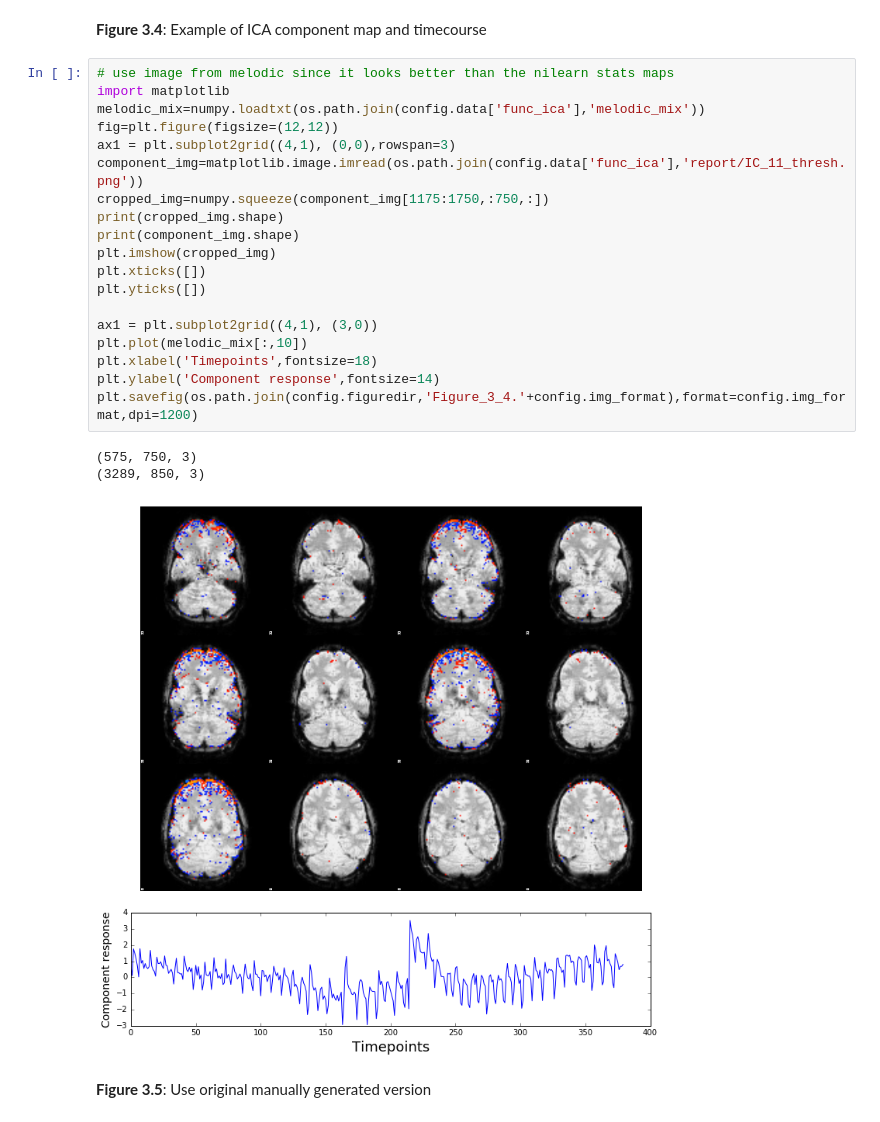
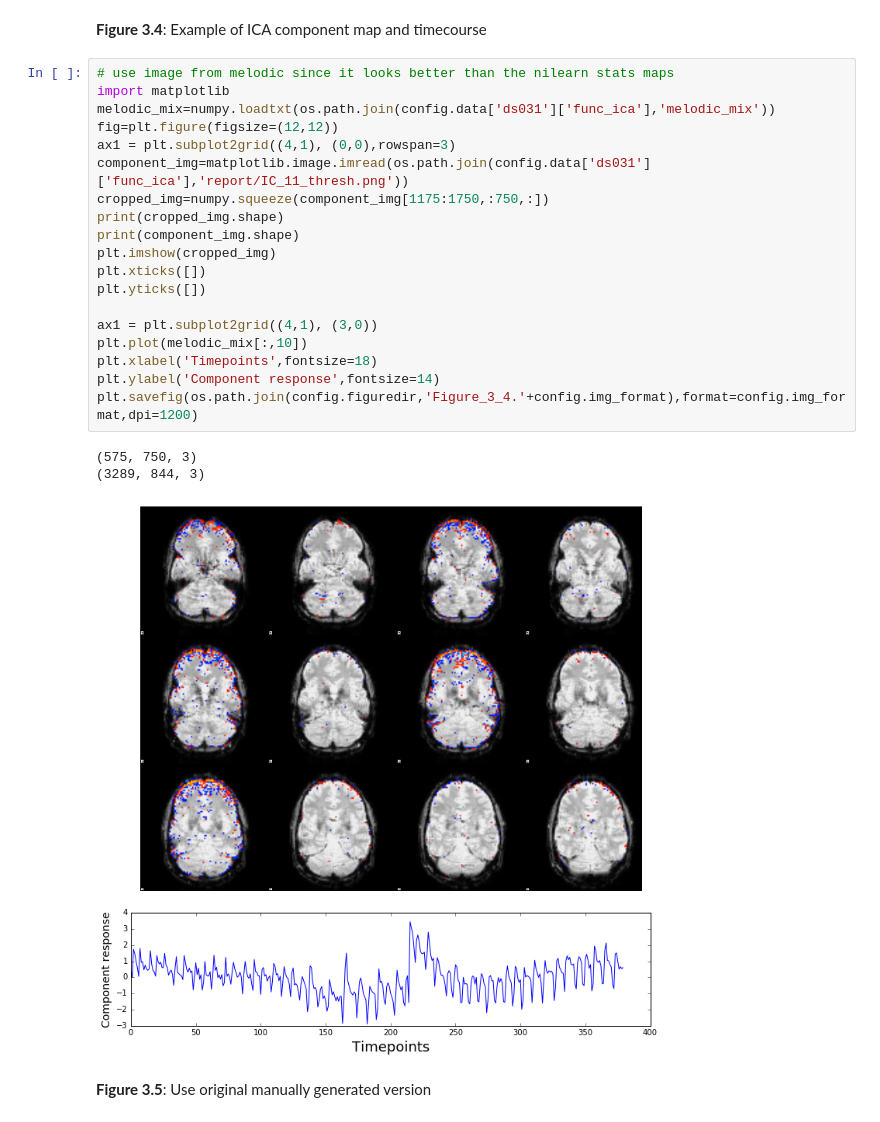
Before and after one commit to poldrack/fmri-handbook-2e-code, a Jupyter notebook: notebooks/Chapter3-Preprocessing/Chapter3-Preprocessing.ipynb, the cells around one changed output. Saved outputs shown, nothing was run; the diff lists cells and outputs as text.

```diff
--- a/notebooks/Chapter3-Preprocessing/Chapter3-Preprocessing.ipynb
+++ b/notebooks/Chapter3-Preprocessing/Chapter3-Preprocessing.ipynb
@@ -50,26 +50,26 @@ __Figure 3.4__: Example of ICA component map and timecourse
 # %%
 # use image from melodic since it looks better than the nilearn stats maps
 import matplotlib
-melodic_mix=numpy.loadtxt(os.path.join(config.data['func_ica'],'melodic_mix'))
+melodic_mix=numpy.loadtxt(os.path.join(config.data['ds031']['func_ica'],'melodic_mix'))
 fig=plt.figure(figsize=(12,12))
 ax1 = plt.subplot2grid((4,1), (0,0),rowspan=3)
-component_img=matplotlib.image.imread(os.path.join(config.data['func_ica'],'report/IC_11_thresh.png'))
+component_img=matplotlib.image.imread(os.path.join(config.data['ds031']['func_ica'],'report/IC_11_thresh.png'))
 cropped_img=numpy.squeeze(component_img[1175:1750,:750,:])
 print(cropped_img.shape)
 print(component_img.shape)
 plt.imshow(cropped_img)
 plt.xticks([])
 plt.yticks([])
 
 ax1 = plt.subplot2grid((4,1), (3,0))
 plt.plot(melodic_mix[:,10])
 plt.xlabel('Timepoints',fontsize=18)
 plt.ylabel('Component response',fontsize=14)
 plt.savefig(os.path.join(config.figuredir,'Figure_3_4.'+config.img_format),format=config.img_format,dpi=1200)
 # %% [output]
 (575, 750, 3)
-(3289, 850, 3)
+(3289, 844, 3)
-[figure, old version]
+[figure, new version]
 # %% [markdown]
 __Figure 3.5__: Use original manually generated version
 # %%
```
Also changed, not shown: parts of 11 cells of this notebook, 1 other file.
